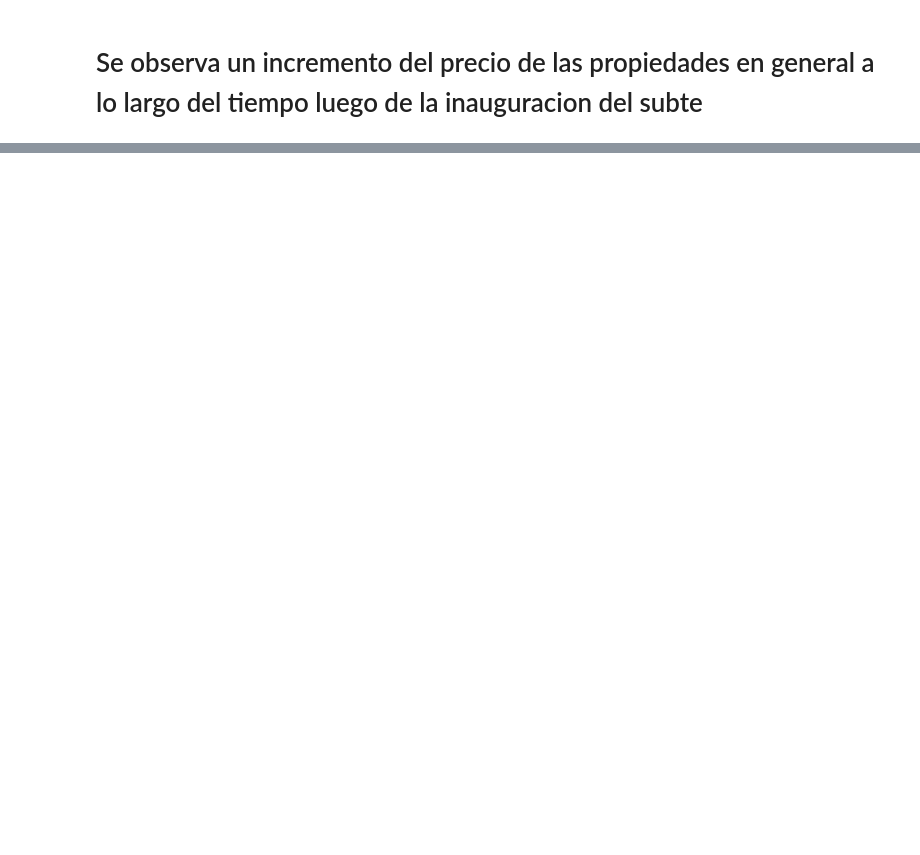
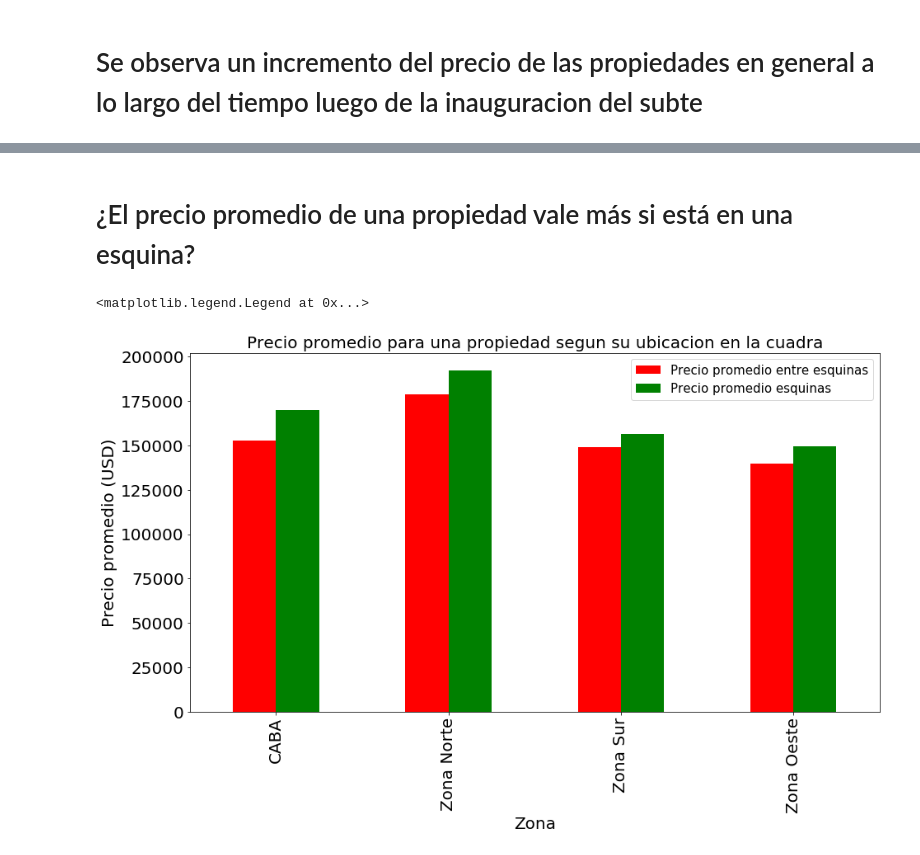
Before and after one commit to yussefomar/tp1OrganizacionComputador, a Jupyter notebook: AnalisisDistanciaSubte.ipynb, the cells around one changed output, grey strips where cells are left out. Cells and saved outputs as stored; diff of their text form; code cells hidden in the pictures; blank space fills up the shorter version.

```diff
--- a/AnalisisDistanciaSubte.ipynb
+++ b/AnalisisDistanciaSubte.ipynb
@@ -104,0 +113,2 @@ plt.show()
+# %% [markdown]
+# ¿El precio promedio de una propiedad vale más si está en una esquina?
@@ -104,0 +130,32 @@ plt.show()
+# %%
+propsEsquina = props_con_precio_cercano_promedio[titlEsquina | extraEsquina | descEsquina]
+# %%
+propsRestantes = props_con_precio_cercano_promedio[~titlEsquina & ~extraEsquina & ~descEsquina]
+# %%
+data_esquinas_zona = []
+zonas = ["Capital Federal", "Bs.As. G.B.A. Zona Norte", "Bs.As. G.B.A. Zona Sur", "Bs.As. G.B.A. Zona Oeste"]
+for zona in zonas: #Las 4 zonas que estudiamos
+    info_zona = {}
+    promedio_esquinas = propsEsquina[propsEsquina["Zona"] == zona]["price_aprox_usd"].mean()
+    promedio_entre_esquinas = propsRestantes[propsRestantes["Zona"] == zona]["price_aprox_usd"].mean()
+    info_zona["Zona"] = zona
+    info_zona["Precio promedio esquinas"] = promedio_esquinas
+    info_zona["Precio promedio entre esquinas"] = promedio_entre_esquinas
+    data_esquinas_zona.append(info_zona)
+# %%
+esquinas = pd.DataFrame(data_esquinas_zona)
+esquinas["Zona"] = esquinas["Zona"].str.replace("Capital Federal","CABA")
+esquinas["Zona"] = esquinas["Zona"].str.replace("Bs.As. G.B.A. Zona Norte","Zona Norte")
+esquinas["Zona"] = esquinas["Zona"].str.replace("Bs.As. G.B.A. Zona Sur","Zona Sur")
+esquinas["Zona"] = esquinas["Zona"].str.replace("Bs.As. G.B.A. Zona Oeste","Zona Oeste")
+esquinas.index = esquinas.Zona
+# %%
+ax = esquinas.plot(kind = "bar", color =["r","g"] ,fontsize=20,figsize = (15,8))
+ax.set_xlabel("Zona", fontsize=20)
+ax.set_ylabel("Precio promedio (USD)", fontsize=20)
+ax.set_title('Precio promedio para una propiedad segun su ubicacion en la cuadra', fontsize = 20)
+ax.legend(fontsize = 15)
+#ax.set_xticklabels(["CABA", "Zona Norte", "Zona Sur", "Zona Oeste"])
+# %% [output]
+<matplotlib.legend.Legend at 0x...>
+[figure, added]
```
Also changed, not shown: parts of 26 cells of this notebook.
